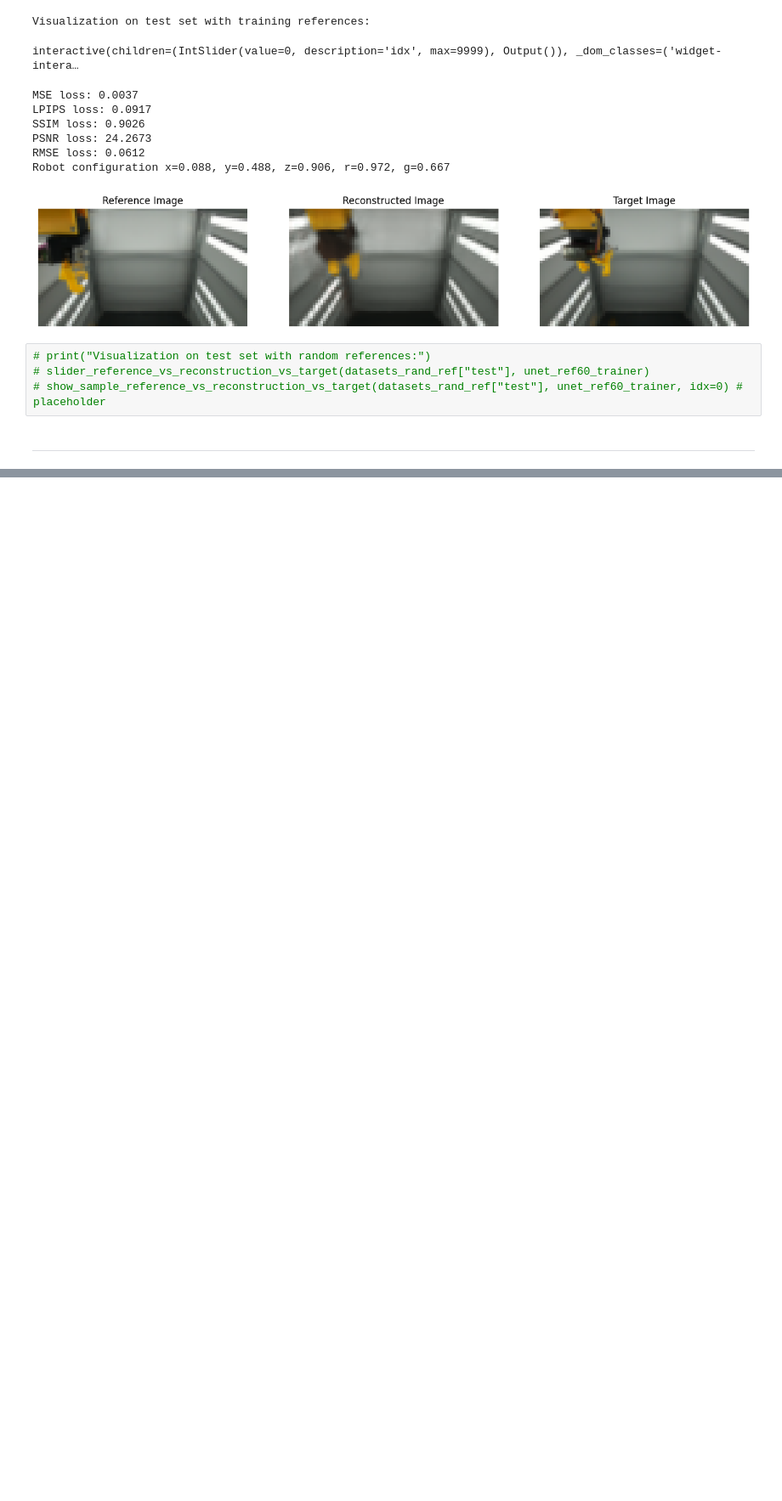
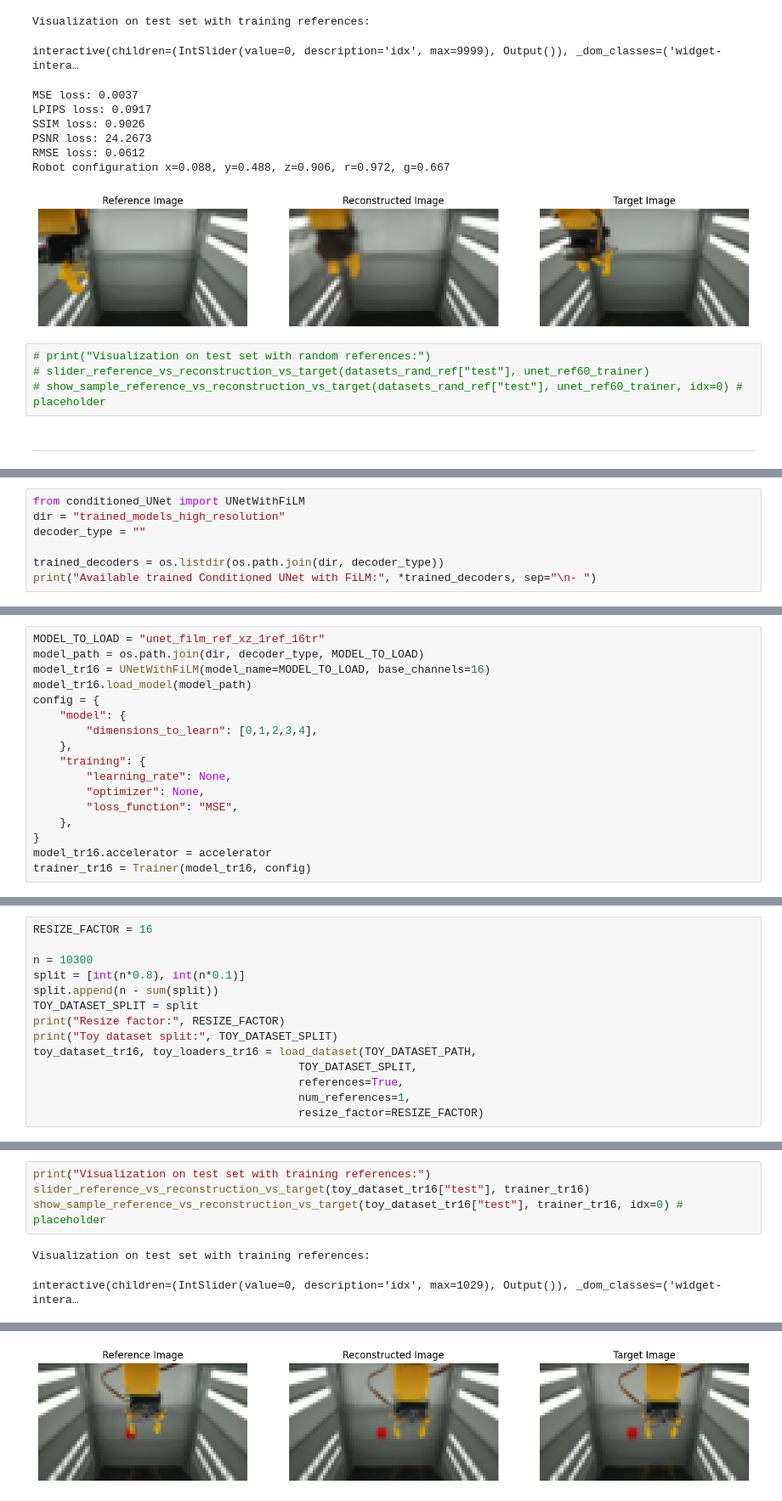
Before and after one commit to GiacomoBillo/cloudgripper-visual-autoencoder, a Jupyter notebook: visual_autoencoder/demo.ipynb, the cells around one changed output, grey strips where cells are left out. Shown at 85% size. Drawn from its saved outputs; the diff is of its cells as text; blank space fills up the shorter version.

Commit message:
feat: evaluation and demo of higher resolution models on toy dataset

```diff
--- a/visual_autoencoder/demo.ipynb
+++ b/visual_autoencoder/demo.ipynb
@@ -1815,0 +1831,7 @@ ___
+# %%
+from conditioned_UNet import UNetWithFiLM
+dir = "trained_models_high_resolution"
+decoder_type = ""
+
+trained_decoders = os.listdir(os.path.join(dir, decoder_type))
+print("Available trained Conditioned UNet with FiLM:", *trained_decoders, sep="\n- ")
@@ -1815,0 +1849,17 @@ ___
+# %%
+MODEL_TO_LOAD = "unet_film_ref_xz_1ref_16tr"
+model_path = os.path.join(dir, decoder_type, MODEL_TO_LOAD)
+model_tr16 = UNetWithFiLM(model_name=MODEL_TO_LOAD, base_channels=16)
+model_tr16.load_model(model_path)
+config = {
+    "model": {
+        "dimensions_to_learn": [0,1,2,3,4],
+    },
+    "training": {
+        "learning_rate": None,
+        "optimizer": None,
+        "loss_function": "MSE",
+    },
+}
+model_tr16.accelerator = accelerator
+trainer_tr16 = Trainer(model_tr16, config)
@@ -1815,0 +1868,14 @@ ___
+# %%
+RESIZE_FACTOR = 16
+
+n = 10300
+split = [int(n*0.8), int(n*0.1)]
+split.append(n - sum(split))
+TOY_DATASET_SPLIT = split
+print("Resize factor:", RESIZE_FACTOR)
+print("Toy dataset split:", TOY_DATASET_SPLIT)
+toy_dataset_tr16, toy_loaders_tr16 = load_dataset(TOY_DATASET_PATH,
+                                        TOY_DATASET_SPLIT,
+                                        references=True,
+                                        num_references=1,
+                                        resize_factor=RESIZE_FACTOR)
@@ -1815,0 +1905,7 @@ ___
+# %%
+print("Visualization on test set with training references:")
+slider_reference_vs_reconstruction_vs_target(toy_dataset_tr16["test"], trainer_tr16)
+show_sample_reference_vs_reconstruction_vs_target(toy_dataset_tr16["test"], trainer_tr16, idx=0) # placeholder
+# %% [output]
+Visualization on test set with training references:
+interactive(children=(IntSlider(value=0, description='idx', max=1029), Output()), _dom_classes=('widget-intera…
@@ -1815,0 +1918 @@ ___
+[figure, added]
```
Also changed, not shown: parts of 43 cells of this notebook, 2 other files.
